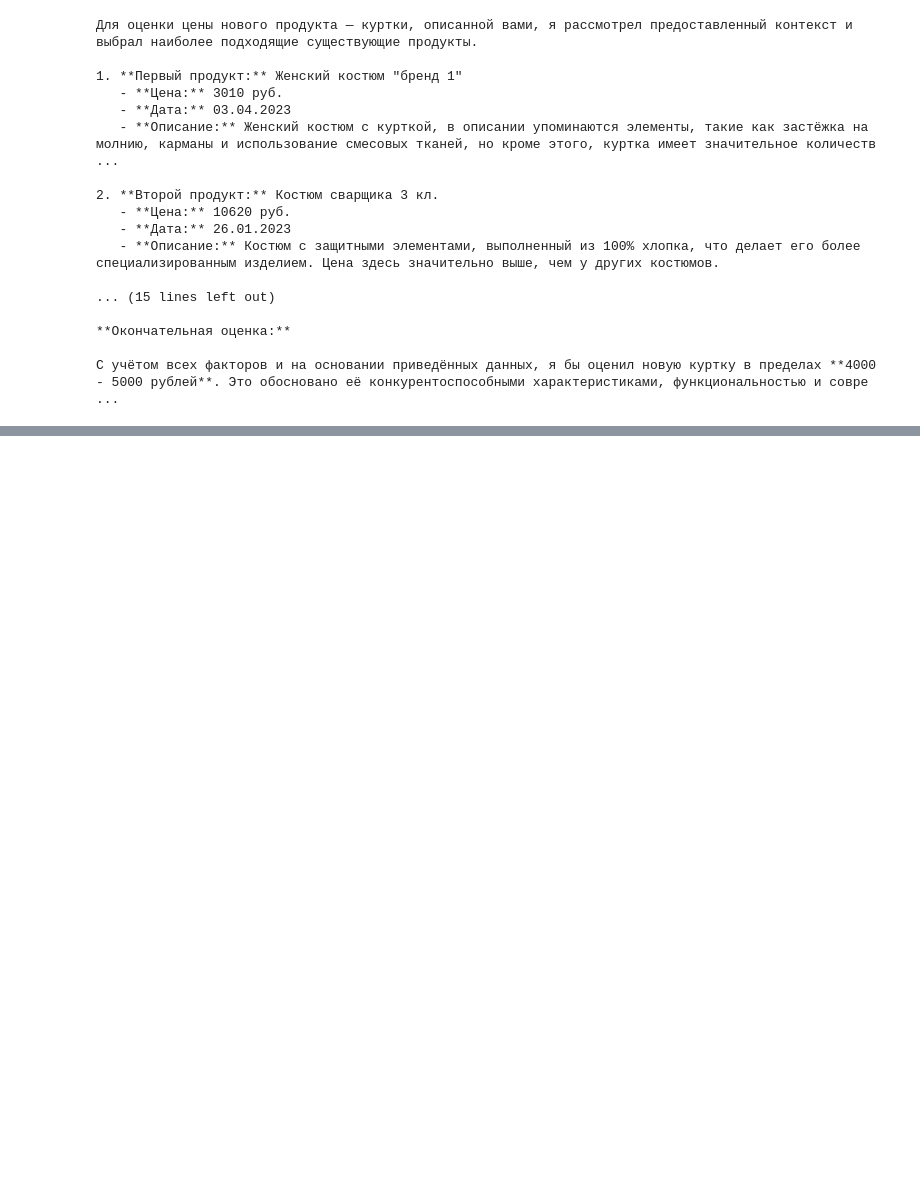
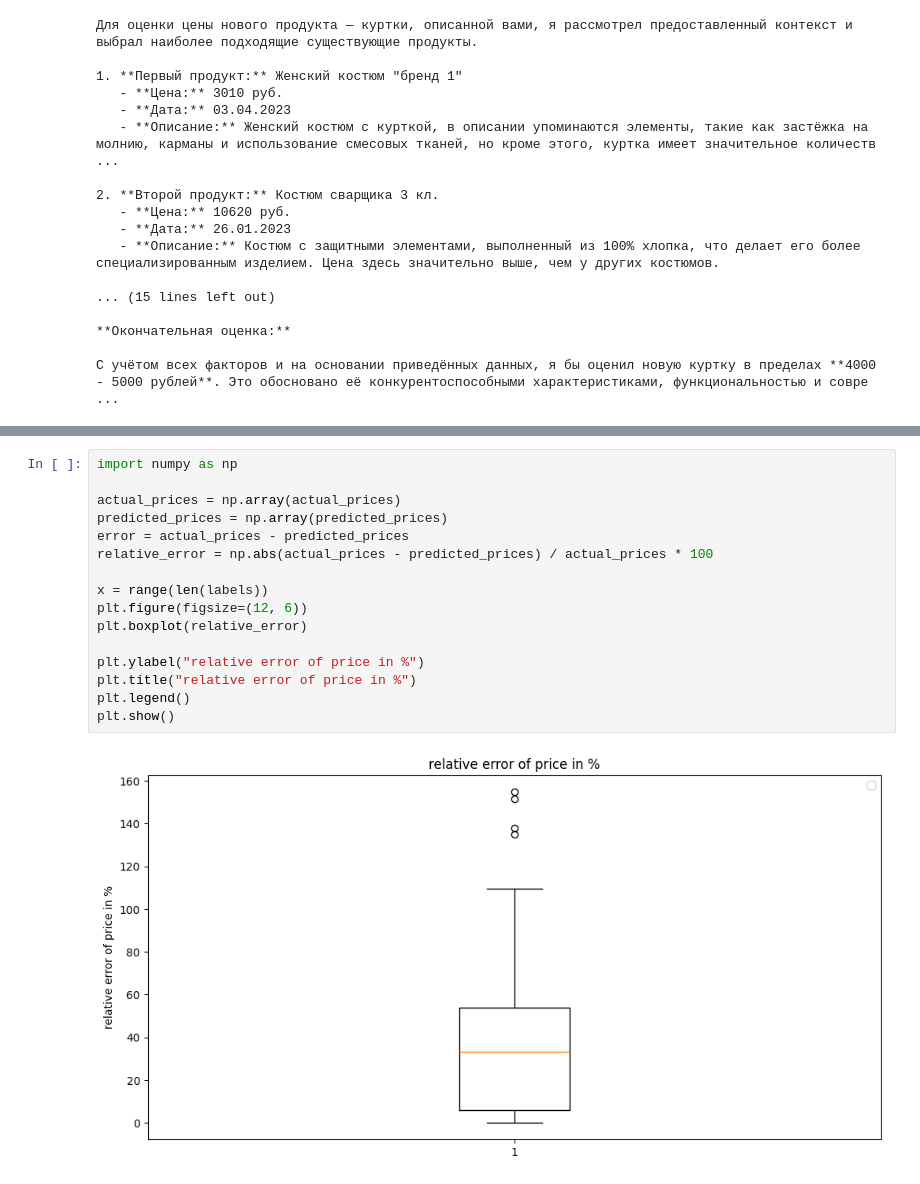
Before and after one commit to Wormsin/deals-parser-agent, a Jupyter notebook: rag.ipynb, the cells around one changed output, grey strips where cells are left out. Saved outputs shown, nothing was run; the diff lists cells and outputs as text; blank space fills up the shorter version.

```diff
--- a/rag.ipynb
+++ b/rag.ipynb
@@ -195,0 +420,18 @@ print(rag_chain.invoke(description))
+# %%
+import numpy as np
+
+actual_prices = np.array(actual_prices)
+predicted_prices = np.array(predicted_prices)
+error = actual_prices - predicted_prices
+relative_error = np.abs(actual_prices - predicted_prices) / actual_prices * 100
+
+x = range(len(labels))
+plt.figure(figsize=(12, 6))
+plt.boxplot(relative_error)
+
+plt.ylabel("relative error of price in %")
+plt.title("relative error of price in %")
+plt.legend()
+plt.show()
+# %% [output]
+[figure, added]
```
Also changed, not shown: parts of 21 cells of this notebook, 2 other files.
